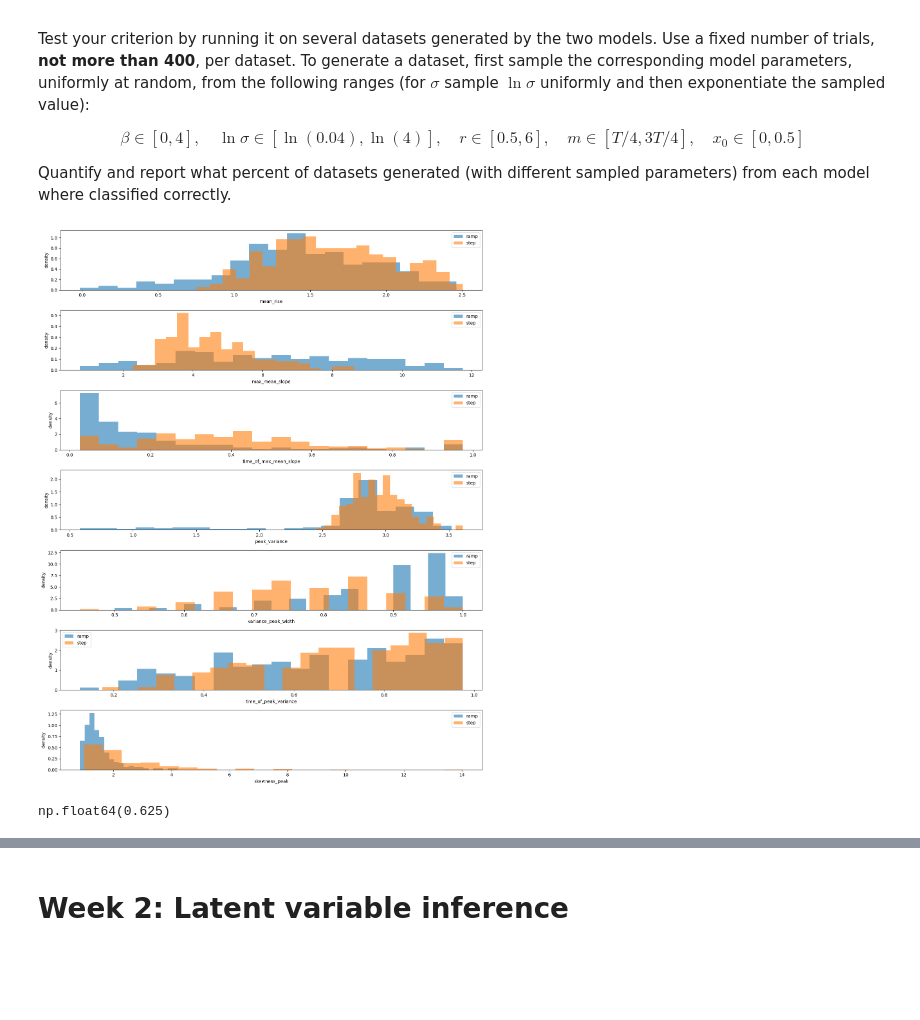
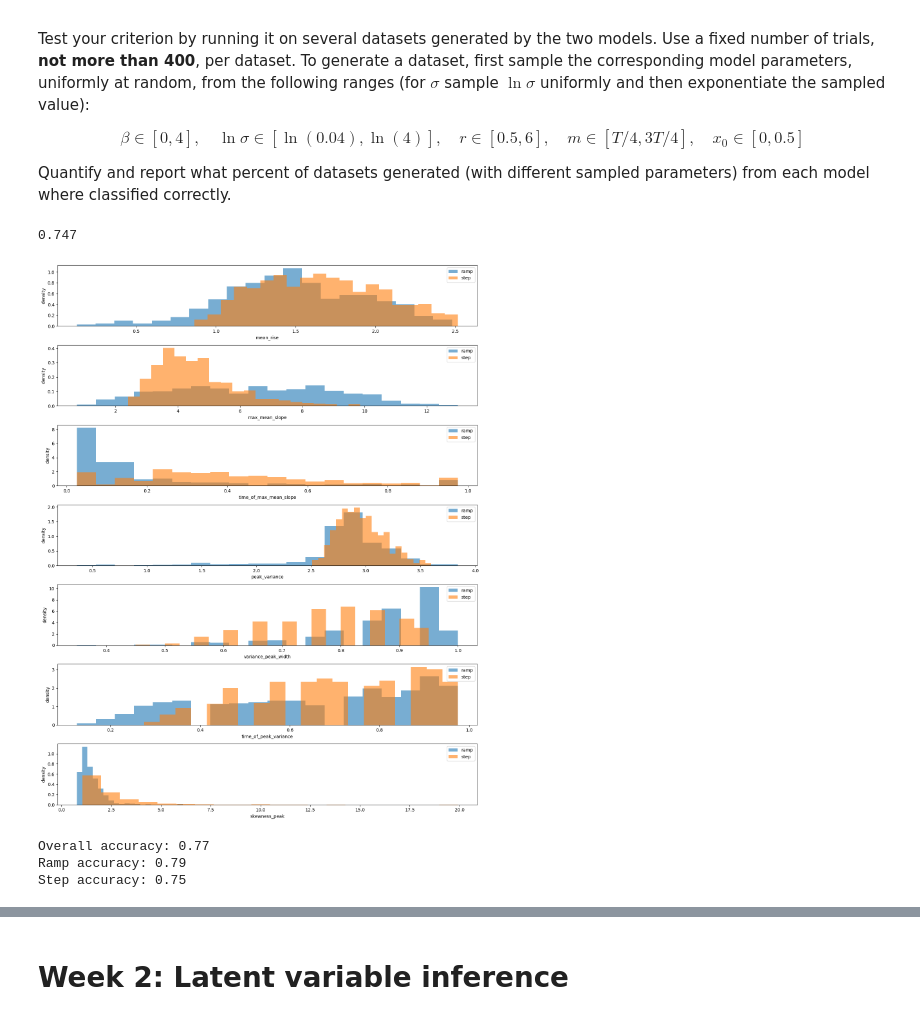
Before and after one commit to MYLO175/GG3-Mylo, a Jupyter notebook: GG3_project.ipynb, the cells around one changed output, grey strips where cells are left out. Drawn from its saved outputs; the diff is of its cells as text; code cells hidden in the pictures; blank space fills up the shorter version.

```diff
--- a/GG3_project.ipynb
+++ b/GG3_project.ipynb
@@ -723,6 +741,10 @@ def make_feature_dataset(feature_names, n_datasets_per_model=50, Ntrials=400, T=
     return x, y, params_list
 # %%
 def plot_feature_histograms(x, y, feature_names):
+    """
+    Plots a histogram for each feature
+    Each model was uniformly sampled, 400 trials run, then features calculated for each model and histogrammed here
+    """
     n_features = x.shape[1]
 
     plt.figure(figsize=(14, 2.5 * n_features))
@@ -754,6 +776,9 @@ def plot_feature_histograms(x, y, feature_names):
     plt.show()
 # %%
 def standardise_features(x_train, x_test=None):
+    """
+    Takes in a feature dataset and normalises the features by mean and standard deviation
+    """
     feature_means = x_train.mean(axis=0)
     feature_stds = x_train.std(axis=0)
 
@@ -769,6 +794,17 @@ def standardise_features(x_train, x_test=None):
 
 
 def train_simple_linear_classifier(x_train, y_train):
+    """
+    Looks at a feature across all the different simulated models, and calculates the mean of the standardised feature for ramp and step
+
+    The difference in the means between the two models is used as a weight
+    So weight is a vector with length being number of features
+
+    The midpoint between the feature means for each model type is calculated
+    Midpoint is also a vector with length being number of features
+
+    """
+
     x_train_standardised, feature_means, feature_stds = standardise_features(x_train)
 
     ramp_mean = x_train_standardised[y_train == "ramp"].mean(axis=0)
@@ -791,6 +827,19 @@ def train_simple_linear_classifier(x_train, y_train):
 
 
 def classify_datasets(classifier, x):
+    """
+    Takes in the trained classifier and feature vectors from test (or train) datasets
+    Standardises the test dataset using the classifier feature means and standard deviations
+
+    Calculates a score for each sampled model dataset by taking it's standardised features, calculating the distance from the midpoint
+    between the two models, and multiplying that by the weight
+
+    i.e. when standardised features are further separated between step and ramp, and the test data is further from the midpoint,
+    this will add a bigger score
+
+    Returns the predictions and scores on the test data
+
+    """
     feature_means = classifier["feature_means"]
     feature_stds = classifier["feature_stds"]
     weights = classifier["weights"]
@@ -804,23 +853,34 @@ def classify_datasets(classifier, x):
 
     return predictions, scores
 # %%
-x_train, y_train, train_params = make_feature_dataset(feature_names, n_datasets_per_model=200)
+x_train, y_train, train_params = make_feature_dataset(feature_names, n_datasets_per_model=500)
+
+classifier = train_simple_linear_classifier(x_train, y_train)
+
+train_predictions, _ = classify_datasets(classifier, x_train)
+train_accuracy = np.mean(train_predictions == y_train)
+print(train_accuracy)
 
 plot_feature_histograms(x_train, y_train, feature_names)
-
-classifier = train_simple_linear_classifier(x_train, y_train)
 # %% [output]
+0.747
-[figure, old version]
+[figure, new version]
 # %%
-x_test, y_test, test_params = make_feature_dataset(feature_names, n_datasets_per_model=20)
+x_test, y_test, test_params = make_feature_dataset(feature_names, n_datasets_per_model=100)
 
-train_predictions, train_scores = classify_datasets(classifier, x_test)
+test_predictions, test_scores = classify_datasets(classifier, x_test)
 
-train_accuracy = np.mean(train_predictions == y_test)
+overall_accuracy = np.mean(test_predictions == y_test)
+ramp_accuracy = np.mean(test_predictions[y_test == "ramp"] == "ramp")
+step_accuracy = np.mean(test_predictions[y_test == "step"] == "step")
 
-train_accuracy
+print(f"Overall accuracy: {overall_accuracy}")
+print(f"Ramp accuracy: {ramp_accuracy}")
+print(f"Step accuracy: {step_accuracy}")
 # %% [output]
-np.float64(0.625)
+Overall accuracy: 0.77
+Ramp accuracy: 0.79
+Step accuracy: 0.75
 # %%
 def plot_features_2d(x, y, feature_names, feature_1, feature_2):
     i = feature_names.index(feature_1)
```
Also changed, not shown: parts of 13 cells of this notebook.
